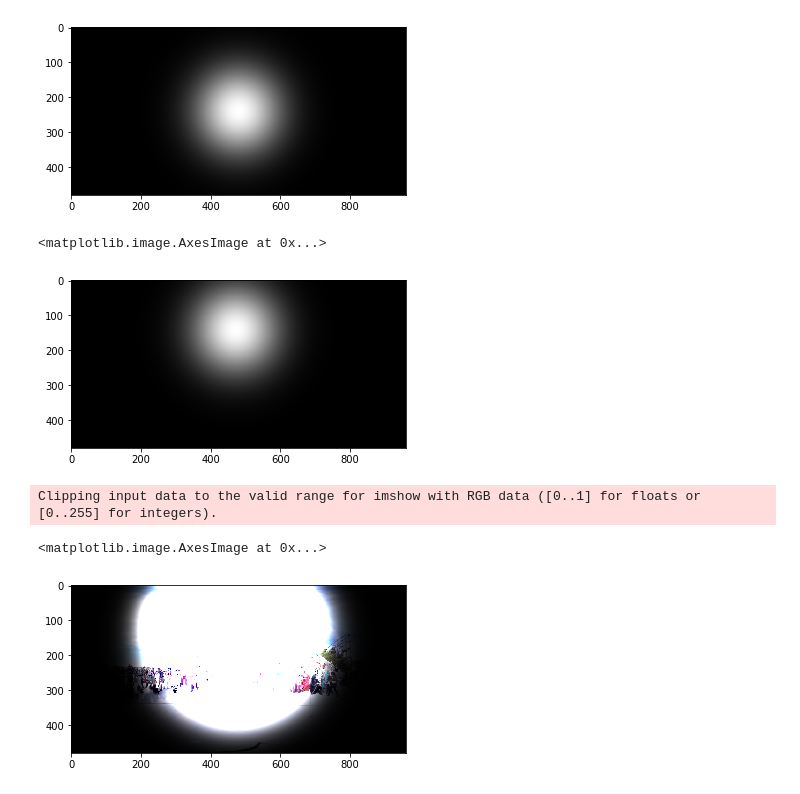
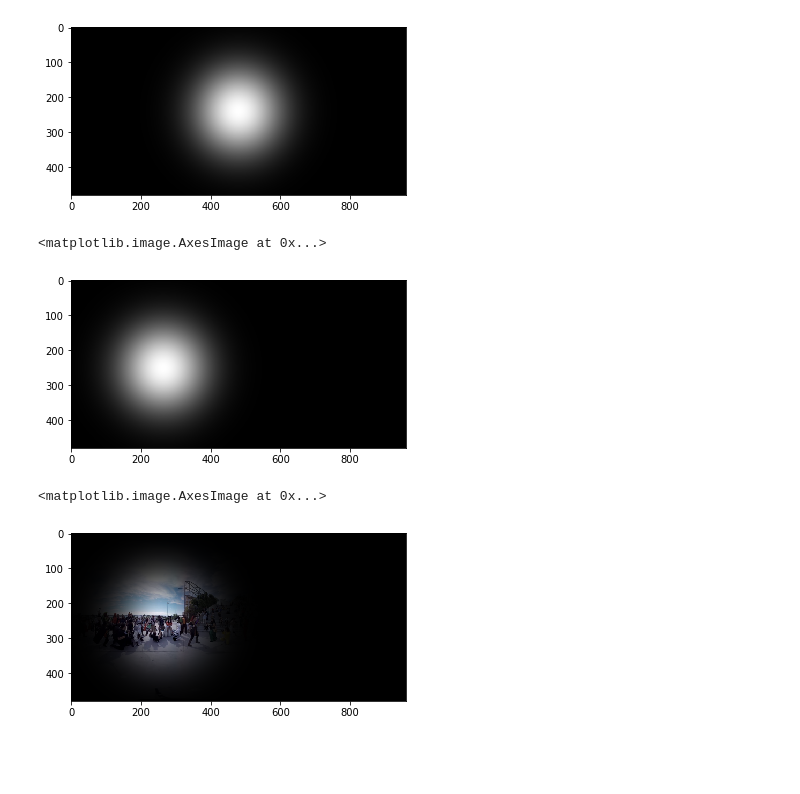
Before and after one commit to Polytech-PFE2019/pfe-2019-pfe2019-015, a Jupyter notebook: pfe-2019/FOV.ipynb, the cells around one changed output. Saved outputs shown, nothing was run; the diff lists cells and outputs as text; code cells hidden in the pictures; blank space fills up the shorter version.

Commit message:
remove normalisation for the gazes history + fix the problem of imshow

```diff
--- a/pfe-2019/FOV.ipynb
+++ b/pfe-2019/FOV.ipynb
@@ -54,11 +60,8 @@ def get_eye_position(gaze_file, frame):
   file = pd.read_csv(gaze_file, sep=",", header=None)
   # take only the two last values that correspond to the eyes gaze
   x = file.values[:,-2:]
-  # normalize the gaze position
-  min_max_scaler = preprocessing.MinMaxScaler()
-  x_scaled = min_max_scaler.fit_transform(x)
   # get the position in pixels
-  x_pixeled = x_scaled * [960, 480]
+  x_pixeled = x * [960, 480]
   return x_pixeled[frame-1]
 # %%
 get_eye_position('Gaze_txt_files/p003/001._2017-10-03-18-55_ori_0.txt',5)
@@ -104,17 +107,16 @@ plt.show()
 [figure]
 [figure]
 # %%
-test_eye_pos = get_eye_position('Gaze_txt_files/p003/006._2017-10-03-18-59_ori_0.txt',1)
+test_eye_pos = get_eye_position('Gaze_txt_files/p003/006._2017-10-03-18-59_ori_0.txt',100)
 test_mask = gauss_window(test_eye_pos[0], test_eye_pos[1])
 plt.imshow(test_mask)
 # %% [output]
 <matplotlib.image.AxesImage at 0x...>
-[figure, old version]
+[figure, new version]
 # %%
 # Applying the gaussian mask
 result = np.multiply(test_mask, test_image)
-plt.imshow(result)
+plt.imshow(result.astype('uint8'))
 # %% [output]
-Clipping input data to the valid range for imshow with RGB data ([0..1] for floats or [0..255] for integers).
+<matplotlib.image.AxesImage at 0x...>
-<matplotlib.image.AxesImage at 0x...>
-[figure, old version]
+[figure, new version]
```
Also changed, not shown: parts of 3 cells of this notebook.
